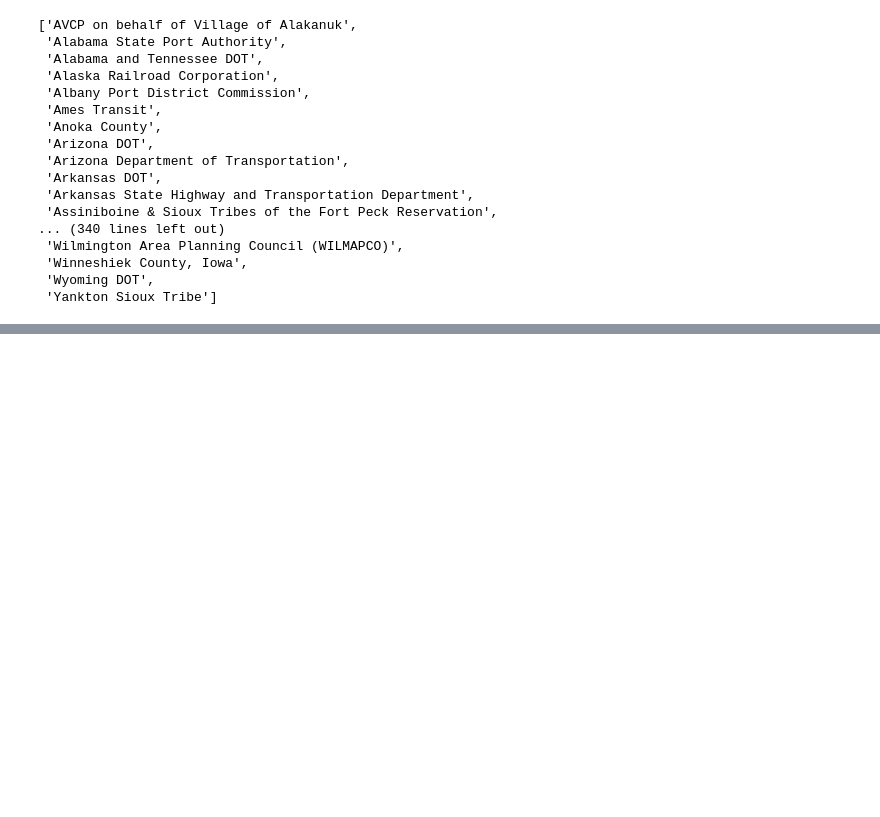
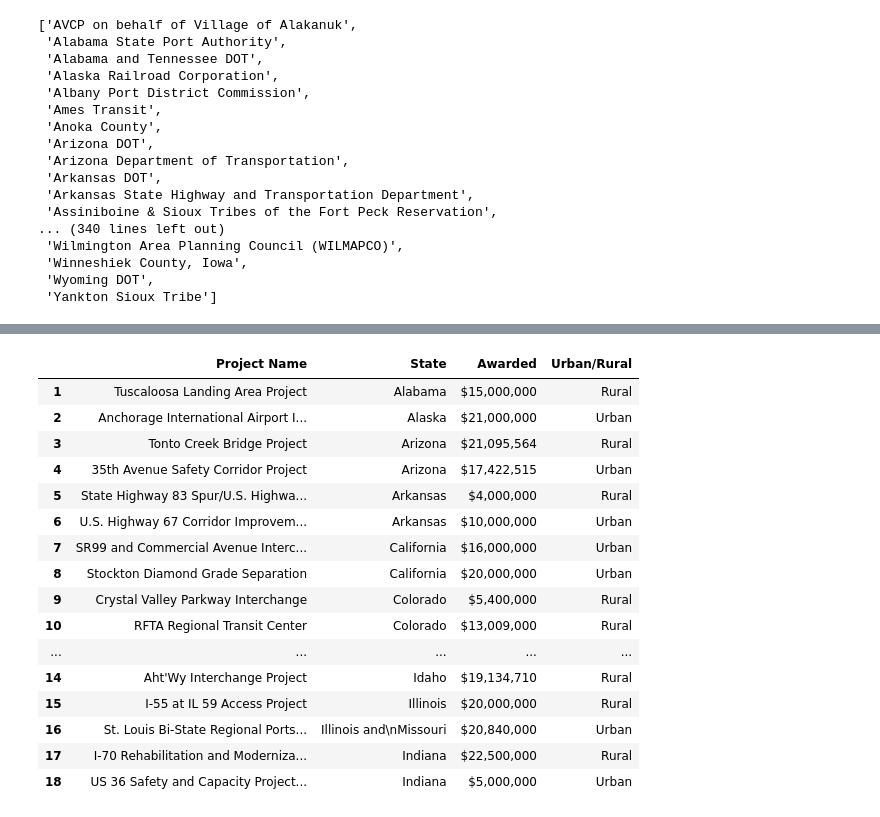
Before and after one commit to jmillerbrooks/pipe-dash, a Jupyter notebook: EDA_v2.ipynb, the cells around one changed output, grey strips where cells are left out. Saved outputs shown, nothing was run; the diff lists cells and outputs as text; code cells hidden in the pictures; blank space fills up the shorter version.

```diff
--- a/EDA_v2.ipynb
+++ b/EDA_v2.ipynb
@@ -272,0 +281,3 @@ recipients
+# %%
+table = camelot.read_pdf('./build2020.pdf',
+                pages='2,3,4,5')
@@ -272,0 +299,20 @@ recipients
+# %%
+table[0].df
+# %% [output]
+|  | Project Name | State | Awarded | Urban/Rural |
+| 1 | Tuscaloosa Landing Area Project | Alabama | $15,000,000 | Rural |
+| 2 | Anchorage International Airport I... | Alaska | $21,000,000 | Urban |
+| 3 | Tonto Creek Bridge Project | Arizona | $21,095,564 | Rural |
+| 4 | 35th Avenue Safety Corridor Project | Arizona | $17,422,515 | Urban |
+| 5 | State Highway 83 Spur/U.S. Highwa... | Arkansas | $4,000,000 | Rural |
+| 6 | U.S. Highway 67 Corridor Improvem... | Arkansas | $10,000,000 | Urban |
+| 7 | SR99 and Commercial Avenue Interc... | California | $16,000,000 | Urban |
+| 8 | Stockton Diamond Grade Separation | California | $20,000,000 | Urban |
+| 9 | Crystal Valley Parkway Interchange | Colorado | $5,400,000 | Rural |
+| 10 | RFTA Regional Transit Center | Colorado | $13,009,000 | Rural |
+| ... | ... | ... | ... | ... |
+| 14 | Aht'Wy Interchange Project | Idaho | $19,134,710 | Rural |
+| 15 | I-55 at IL 59 Access Project | Illinois | $20,000,000 | Rural |
+| 16 | St. Louis Bi-State Regional Ports... | Illinois and\nMissouri | $20,840,000 | Urban |
+| 17 | I-70 Rehabilitation and Moderniza... | Indiana | $22,500,000 | Rural |
+| 18 | US 36 Safety and Capacity Project... | Indiana | $5,000,000 | Urban |
```
Also changed, not shown: parts of 25 cells of this notebook.
